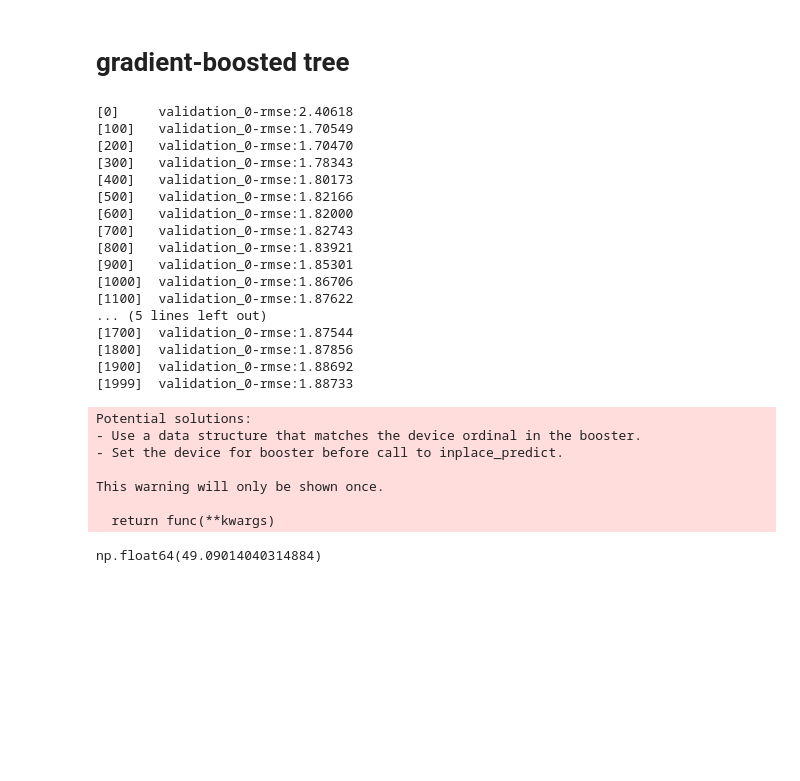
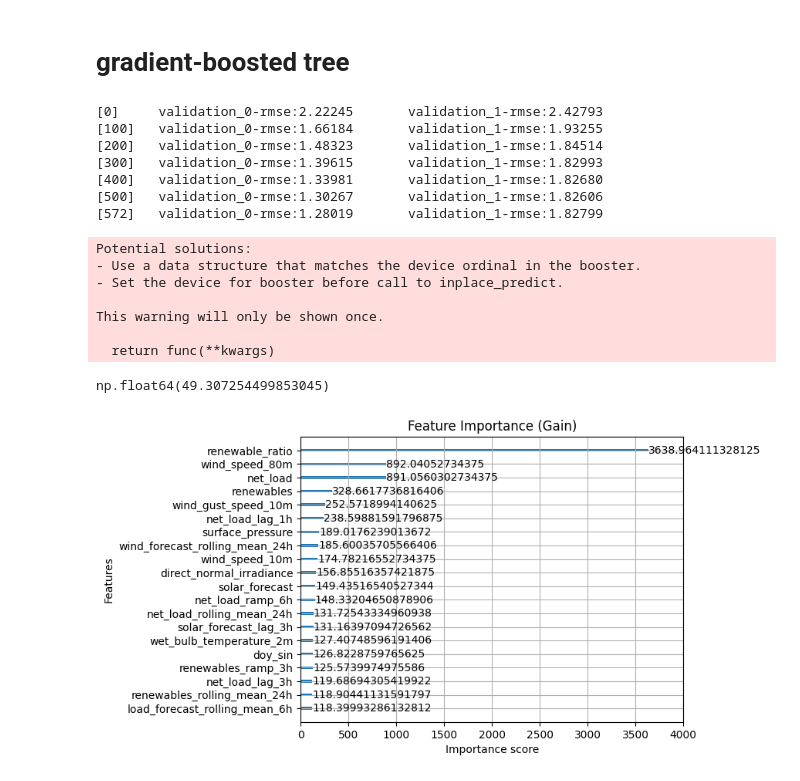
Before and after one commit to matusbolecek/nitor-comp, a Jupyter notebook: modeling2.ipynb, the cells around one changed output. Cells and saved outputs as stored; diff of their text form; code cells hidden in the pictures; blank space fills up the shorter version.

```diff
--- a/modeling2.ipynb
+++ b/modeling2.ipynb
@@ -7,8 +7,10 @@ from dataengineers import Dataset
 # %%
 dataset = Dataset('train')
 train, test = dataset.build_train_test()
+# %%
+exclude = ['id', 'target', 'delivery_start', 'market', 'market_int', 'timestamp_int', 'day_of_year', 'dayofweek', 'hour']
 # %%
-features = [c for c in train.columns if c not in ['id', 'target', 'delivery_start', 'market', 'market_int']]
+features = [c for c in train.columns if c not in exclude]
 # %%
 from models import XGB
 # %%
@@ -16,23 +18,13 @@ xg = XGB(features)
 # %%
 xg.fit(train, test)
 # %% [output]
-[0]     validation_0-rmse:2.40618
-[100]   validation_0-rmse:1.70549
-[200]   validation_0-rmse:1.70470
-[300]   validation_0-rmse:1.78343
-[400]   validation_0-rmse:1.80173
-[500]   validation_0-rmse:1.82166
-[600]   validation_0-rmse:1.82000
-[700]   validation_0-rmse:1.82743
-[800]   validation_0-rmse:1.83921
-[900]   validation_0-rmse:1.85301
-[1000]  validation_0-rmse:1.86706
-[1100]  validation_0-rmse:1.87622
-... (5 lines left out)
-[1700]  validation_0-rmse:1.87544
-[1800]  validation_0-rmse:1.87856
-[1900]  validation_0-rmse:1.88692
-[1999]  validation_0-rmse:1.88733
+[0]     validation_0-rmse:2.22245       validation_1-rmse:2.42793
+[100]   validation_0-rmse:1.66184       validation_1-rmse:1.93255
+[200]   validation_0-rmse:1.48323       validation_1-rmse:1.84514
+[300]   validation_0-rmse:1.39615       validation_1-rmse:1.82993
+[400]   validation_0-rmse:1.33981       validation_1-rmse:1.82680
+[500]   validation_0-rmse:1.30267       validation_1-rmse:1.82606
+[572]   validation_0-rmse:1.28019       validation_1-rmse:1.82799
 # %%
 y_vals = xg.predict(test)
 # %% [output]
@@ -48,4 +40,8 @@ from utils import rmse
 # %%
 rmse(test['target'], y_vals)
 # %% [output]
-np.float64(49.09014040314884)
+np.float64(49.307254499853045)
+# %%
+xg.stats()
+# %% [output]
+[figure, added]
```
Also changed, not shown: 3 other files.
